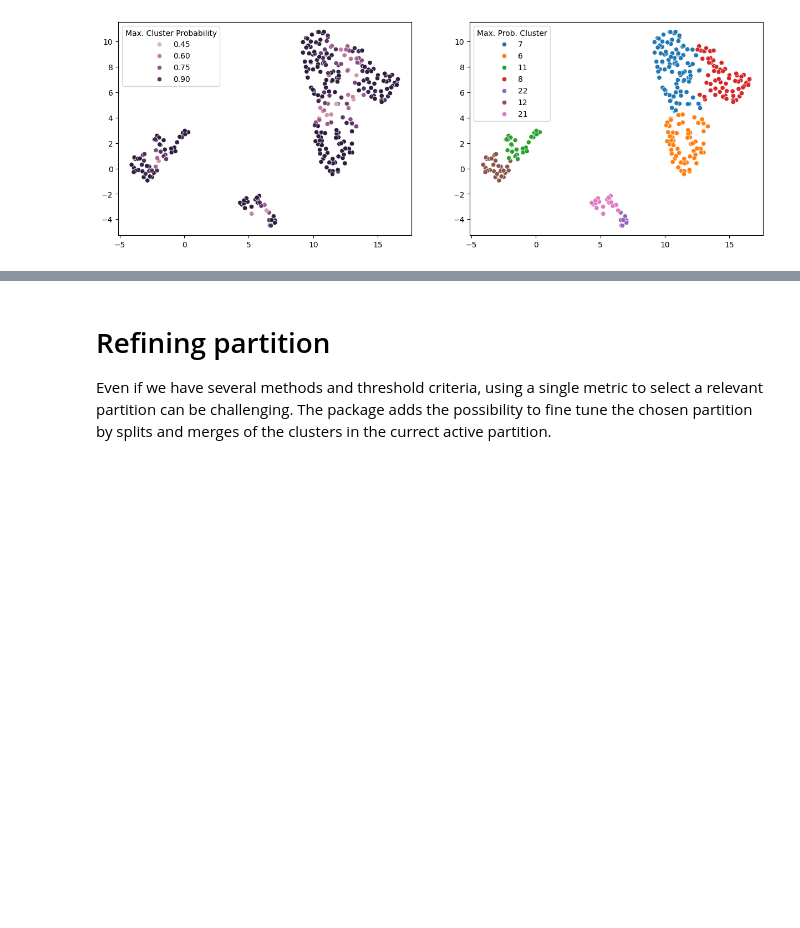
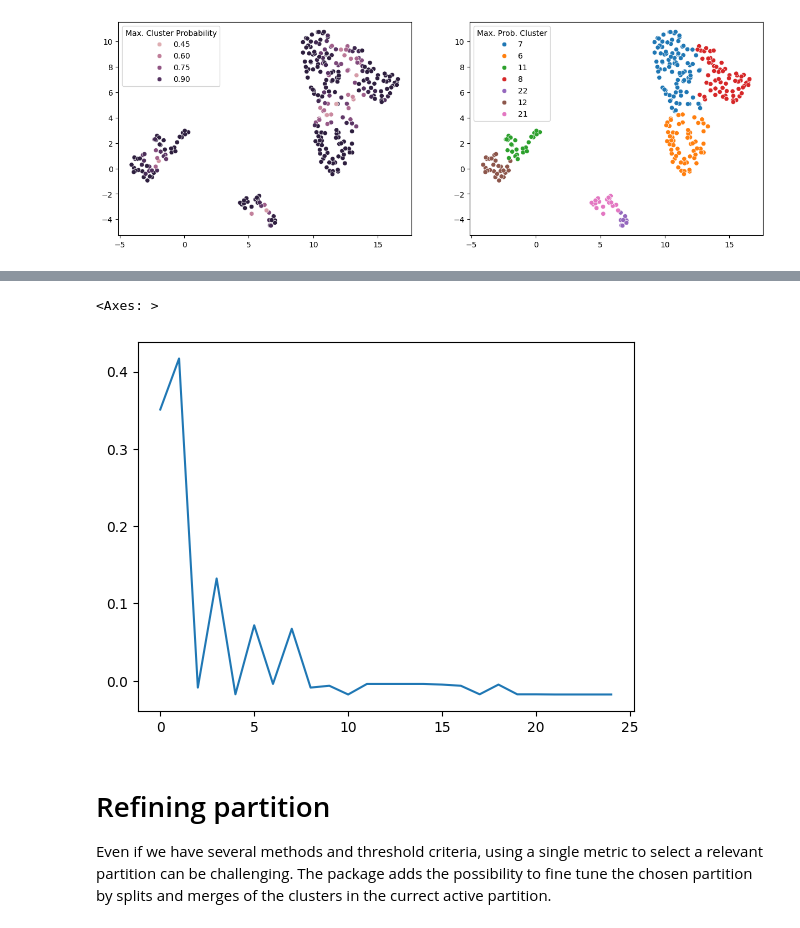
Before and after one commit to gatocor/treeclust, a Jupyter notebook: single-cell.ipynb, the cells around one changed output, grey strips where cells are left out. Cells and saved outputs as stored; diff of their text form; code cells hidden in the pictures; blank space fills up the shorter version.

```diff
--- a/single-cell.ipynb
+++ b/single-cell.ipynb
@@ -142,0 +239,3 @@ fig.show()
+# %%
+t=model._metrics['silhouette_scoring']
+t=np.concatenate(t)
@@ -143,3 +262,8 @@ fig.show()
+# %%
+sns.lineplot(x=range(len(t)),y=t)
+# %% [output]
+<Axes: >
+[figure, added]
 # %% [markdown]
 # Refining partition
 
```
Also changed, not shown: parts of 21 cells of this notebook.
